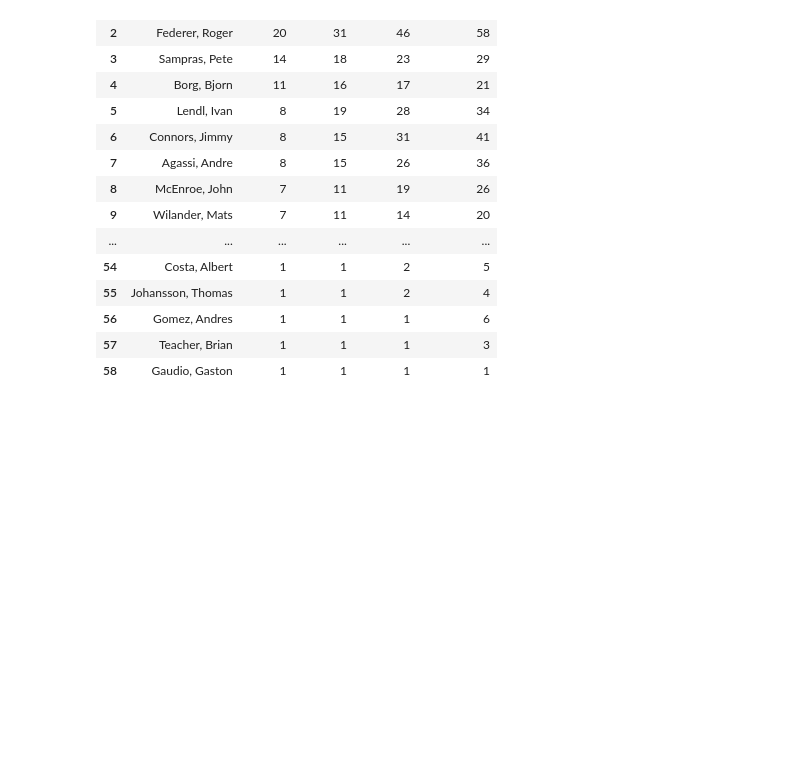
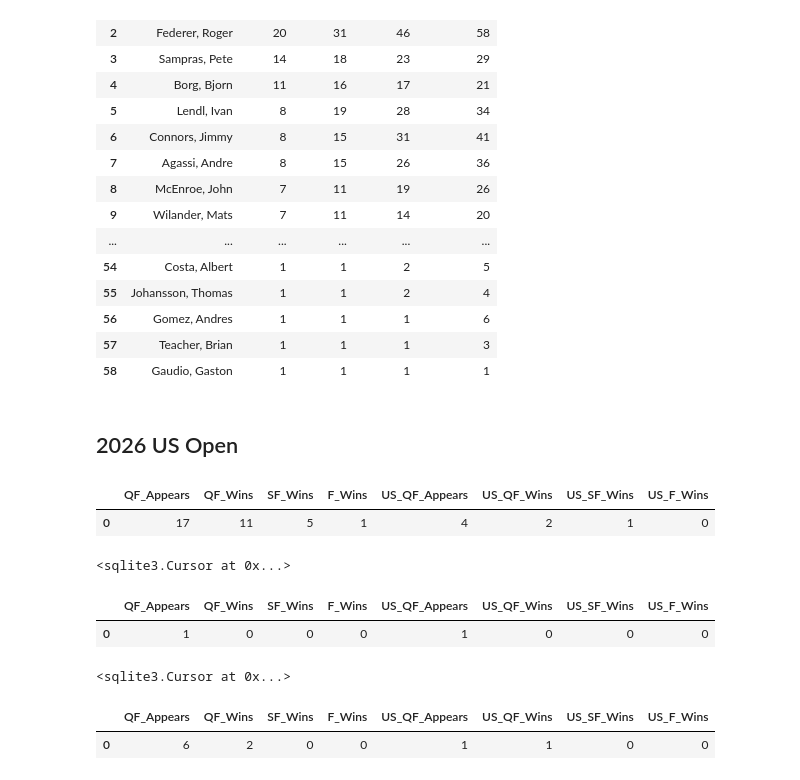
Before and after one commit to gadamico/Sports-Data, a Jupyter notebook: mens_singles_tennis/notebooks/tennis-db-updating-2026.ipynb, the cells around one changed output. Cells and saved outputs as stored; diff of their text form; code cells hidden in the pictures; blank space fills up the shorter version.

Commit message:
update for us open 2026

```diff
--- a/mens_singles_tennis/notebooks/tennis-db-updating-2026.ipynb
+++ b/mens_singles_tennis/notebooks/tennis-db-updating-2026.ipynb
@@ -888,3 +888,5 @@ pd.read_sql(
 con.commit()
 # %%
 con.close()
+# %% [markdown]
+## 2026 US Open
@@ -890,0 +908,71 @@ con.close()
+# %%
+pd.read_sql(
+    """
+    SELECT QF_Appears, QF_Wins, SF_Wins, F_Wins, US_QF_Appears, US_QF_Wins, US_SF_Wins, US_F_Wins
+    FROM mens_tennis
+    WHERE Player = 'Zverev, Alexander'
+    """
+    ,
+    con
+)
+# %% [output]
+|  | QF_Appears | QF_Wins | SF_Wins | F_Wins | US_QF_Appears | US_QF_Wins | US_SF_Wins | US_F_Wins |
+| 0 | 17 | 11 | 5 | 1 | 4 | 2 | 1 | 0 |
+# %%
+con.execute(
+    """
+    UPDATE mens_tennis
+
+    SET QF_Appears = 18,
+    QF_Wins = 12,
+    SF_Wins = 6,
+    F_Wins = 2,
+    US_QF_Appears = 5,
+    US_QF_Wins = 3,
+    US_SF_Wins = 2,
+    US_F_Wins = 1
+
+    WHERE Player = 'Zverev, Alexander'
+    """
+)
+# %% [output]
+<sqlite3.Cursor at 0x...>
+# %%
+pd.read_sql(
+    """
+    SELECT QF_Appears, QF_Wins, SF_Wins, F_Wins, US_QF_Appears, US_QF_Wins, US_SF_Wins, US_F_Wins
+    FROM mens_tennis
+    WHERE Player = 'Van de Zandschulp, Botic'
+    """
+    ,
+    con
+)
+# %% [output]
+|  | QF_Appears | QF_Wins | SF_Wins | F_Wins | US_QF_Appears | US_QF_Wins | US_SF_Wins | US_F_Wins |
+| 0 | 1 | 0 | 0 | 0 | 1 | 0 | 0 | 0 |
+# %%
+con.execute(
+    """
+    UPDATE mens_tennis
+
+    SET QF_Appears = 2,
+    US_QF_Appears = 2
+
+    WHERE Player = 'Van de Zandschulp, Botic'
+    """
+)
+# %% [output]
+<sqlite3.Cursor at 0x...>
+# %%
+pd.read_sql(
+    """
+    SELECT QF_Appears, QF_Wins, SF_Wins, F_Wins, US_QF_Appears, US_QF_Wins, US_SF_Wins, US_F_Wins
+    FROM mens_tennis
+    WHERE Player = 'Khachanov, Karen'
+    """
+    ,
+    con
+)
+# %% [output]
+|  | QF_Appears | QF_Wins | SF_Wins | F_Wins | US_QF_Appears | US_QF_Wins | US_SF_Wins | US_F_Wins |
+| 0 | 6 | 2 | 0 | 0 | 1 | 1 | 0 | 0 |
```
Also changed, not shown: parts of 14 cells of this notebook, 2 other files.
